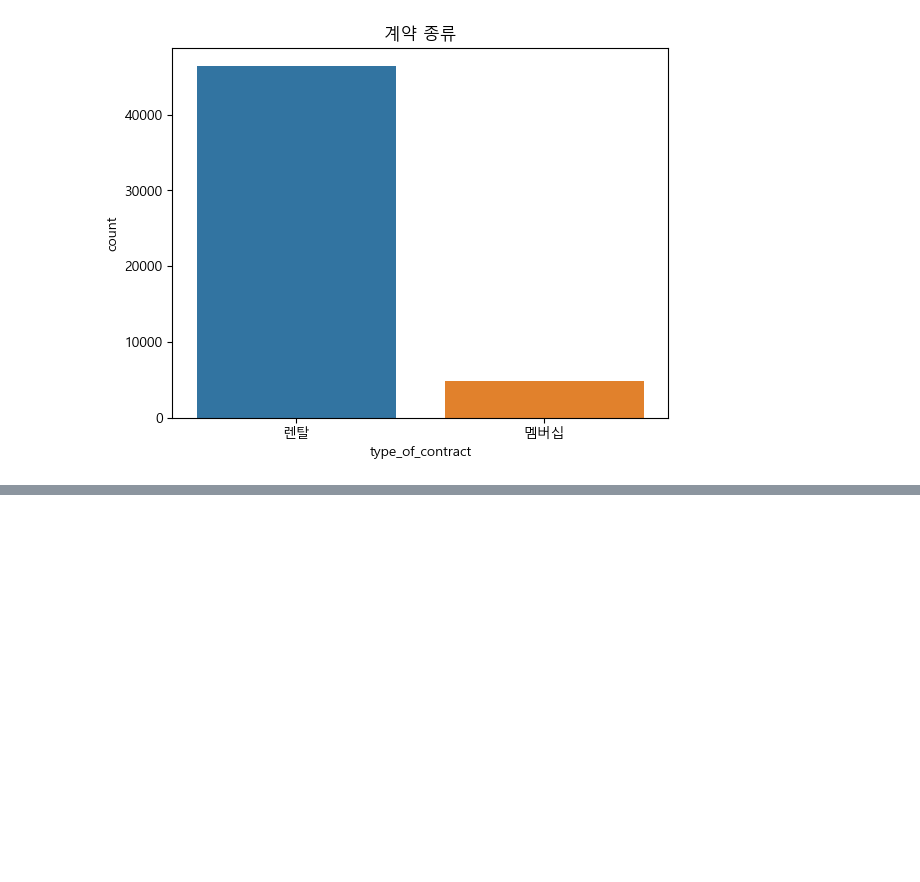
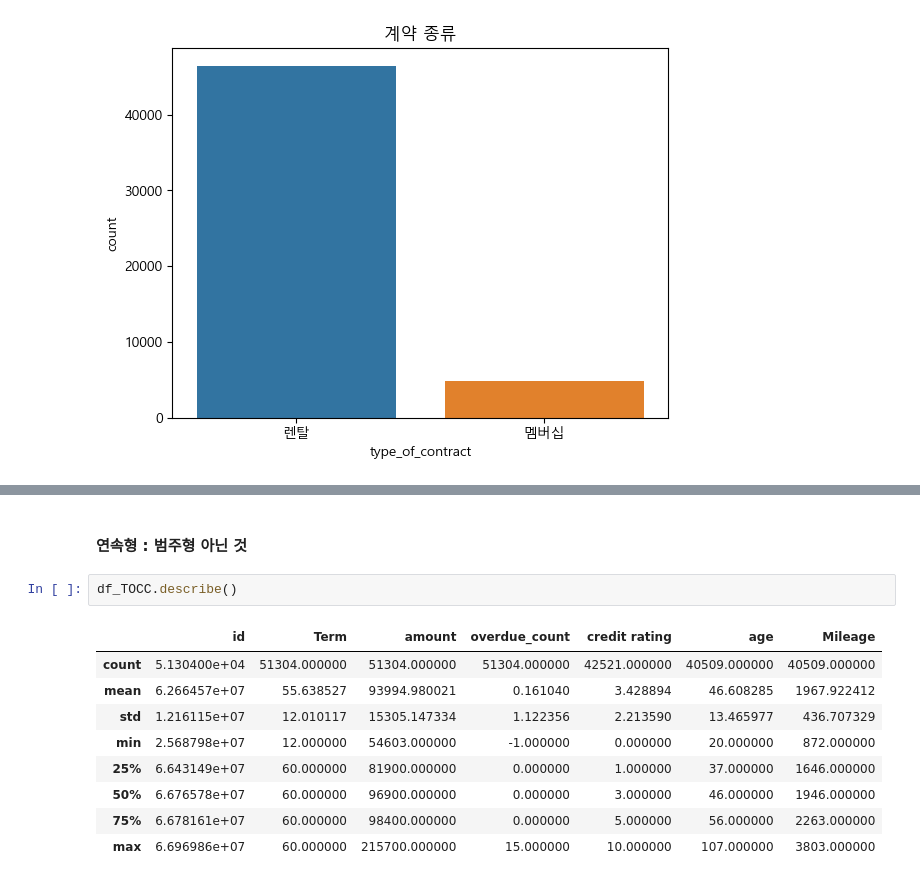
Before and after one commit to lovestar7914/study_data_analytics-1, a Jupyter notebook: codes/visuallizations/UsingCharts_TypeOfContractChannel.ipynb, the cells around one changed output, grey strips where cells are left out. Saved outputs shown, nothing was run; the diff lists cells and outputs as text; blank space fills up the shorter version.

```diff
--- a/codes/visuallizations/UsingCharts_TypeOfContractChannel.ipynb
+++ b/codes/visuallizations/UsingCharts_TypeOfContractChannel.ipynb
@@ -84,0 +79,14 @@ plt.show()
+# %% [markdown]
+#### 연속형 : 범주형 아닌 것
+# %%
+df_TOCC.describe()
+# %% [output]
+|  | id | Term | amount | overdue_count | credit rating | age | Mileage |
+| count | 5.130400e+04 | 51304.000000 | 51304.000000 | 51304.000000 | 42521.000000 | 40509.000000 | 40509.000000 |
+| mean | 6.266457e+07 | 55.638527 | 93994.980021 | 0.161040 | 3.428894 | 46.608285 | 1967.922412 |
+| std | 1.216115e+07 | 12.010117 | 15305.147334 | 1.122356 | 2.213590 | 13.465977 | 436.707329 |
+| min | 2.568798e+07 | 12.000000 | 54603.000000 | -1.000000 | 0.000000 | 20.000000 | 872.000000 |
+| 25% | 6.643149e+07 | 60.000000 | 81900.000000 | 0.000000 | 1.000000 | 37.000000 | 1646.000000 |
+| 50% | 6.676578e+07 | 60.000000 | 96900.000000 | 0.000000 | 3.000000 | 46.000000 | 1946.000000 |
+| 75% | 6.678161e+07 | 60.000000 | 98400.000000 | 0.000000 | 5.000000 | 56.000000 | 2263.000000 |
+| max | 6.696986e+07 | 60.000000 | 215700.000000 | 15.000000 | 10.000000 | 107.000000 | 3803.000000 |
```
Also changed, not shown: parts of 6 cells of this notebook, 3 other files.
